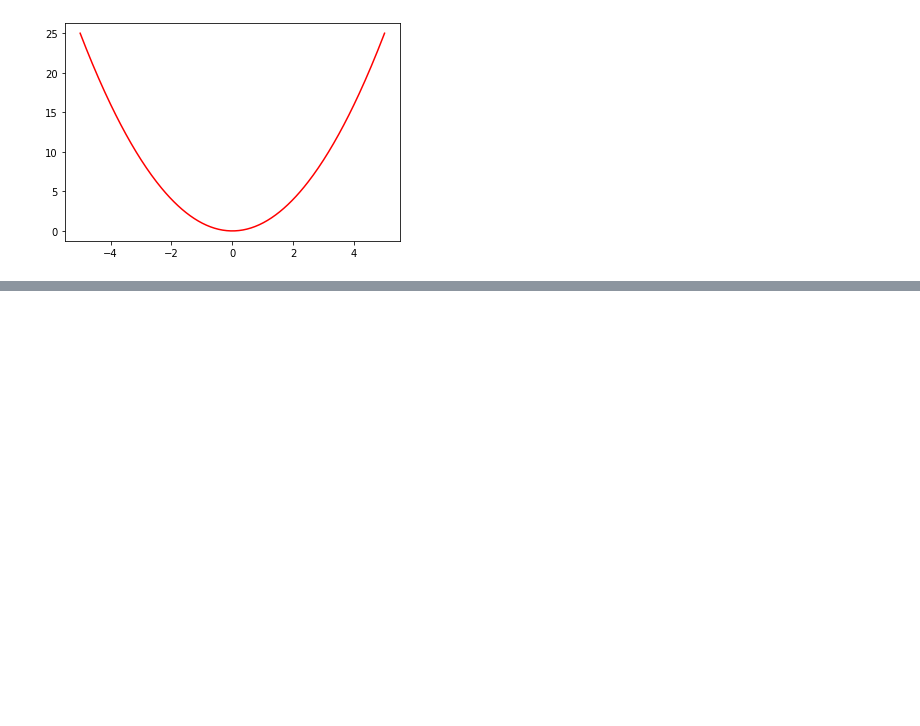
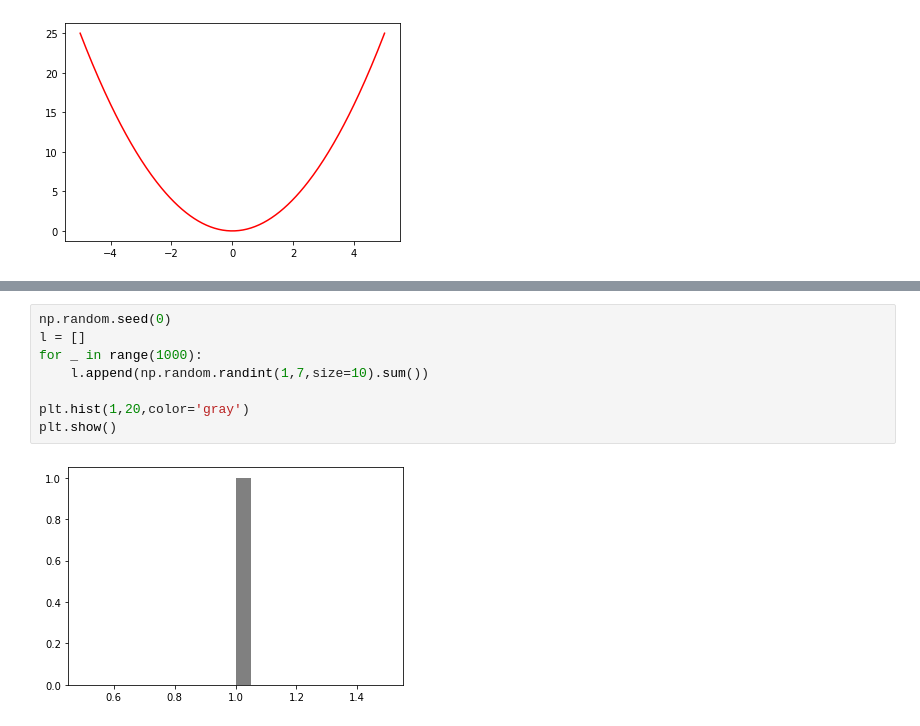
Before and after one commit to zaxirolls/learn, a Jupyter notebook: 機械学習のエッセンス/ch4.ipynb, the cells around one changed output, grey strips where cells are left out. Cells and saved outputs as stored; diff of their text form; blank space fills up the shorter version.

```diff
--- a/機械学習のエッセンス/ch4.ipynb
+++ b/機械学習のエッセンス/ch4.ipynb
@@ -327,0 +341,10 @@ plt.show()
+# %%
+np.random.seed(0)
+l = []
+for _ in range(1000):
+    l.append(np.random.randint(1,7,size=10).sum())
+
+plt.hist(1,20,color='gray')
+plt.show()
+# %% [output]
+[figure, added]
```
Also changed, not shown: parts of 1 cell of this notebook.
